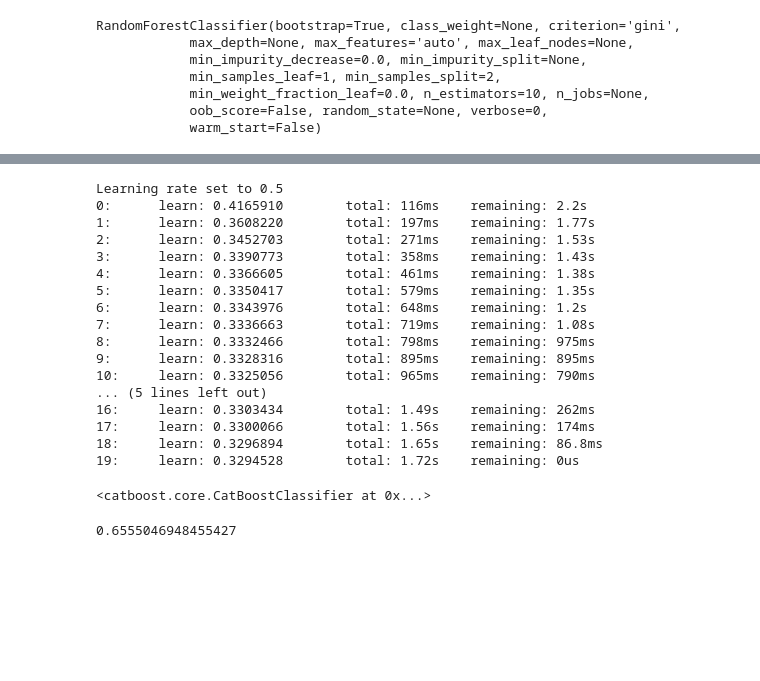
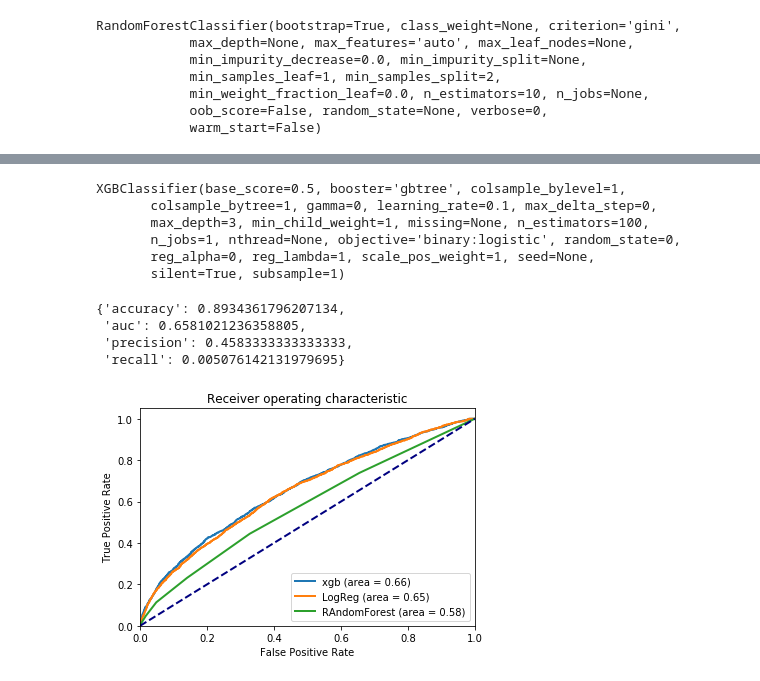
Before and after one commit to tu-artem/diabetes, a Jupyter notebook: notebooks/exploratory_data_analysis.ipynb, the cells around one changed output, grey strips where cells are left out. Cells and saved outputs as stored; diff of their text form; code cells hidden in the pictures; blank space fills up the shorter version.

```diff
--- a/notebooks/exploratory_data_analysis.ipynb
+++ b/notebooks/exploratory_data_analysis.ipynb
@@ -145,13 +257,23 @@ x_train, x_test, y_train, y_test = train_test_split(
 cat = [t != "int64" for t in x_train.dtypes]
 num = [t == "int64" for t in x_train.dtypes]
 
+cat_names = x_train.columns[cat]
+num_names = x_train.columns[num]
+
+
 transformer = ColumnTransformer(
-    [("cat",  OneHotEncoder(handle_unknown="ignore"), cat),
-     ("num", Normalizer(), num)]
+    [("num", Normalizer(), num),
+    ("cat",  OneHotEncoder(handle_unknown="ignore"), cat)],
 )
 
 x_train = transformer.fit_transform(x_train)
 x_test = transformer.transform(x_test)
+
+
+cat_names = transformer.transformers_[1][1].get_feature_names(cat_names)
+
+all_feature_names = list(num_names)
+all_feature_names.extend(cat_names)
 # %%
 clf = LogisticRegression(random_state=42, solver="liblinear")
 clf.fit(x_train, y_train)
@@ -171,5 +292,5 @@ roc_auc_score(y_test.to_list(), clf.predict_proba(x_test)[:, 1])
 # %%
-clf2 = RandomForestClassifier()
+clf2 = RandomForestClassifier(n_estimators=10)
 # %%
 clf2.fit(x_train, y_train)
 # %% [output]
@@ -194,26 +311,24 @@ y_test_int = [int(x) for x in y_test.to_list()]
-# %%
-model.fit(x_train.toarray(), y_train_int)
-# %% [output]
-Learning rate set to 0.5
-0:      learn: 0.4165910        total: 116ms    remaining: 2.2s
-1:      learn: 0.3608220        total: 197ms    remaining: 1.77s
-2:      learn: 0.3452703        total: 271ms    remaining: 1.53s
-3:      learn: 0.3390773        total: 358ms    remaining: 1.43s
-4:      learn: 0.3366605        total: 461ms    remaining: 1.38s
-5:      learn: 0.3350417        total: 579ms    remaining: 1.35s
-6:      learn: 0.3343976        total: 648ms    remaining: 1.2s
-7:      learn: 0.3336663        total: 719ms    remaining: 1.08s
-8:      learn: 0.3332466        total: 798ms    remaining: 975ms
-9:      learn: 0.3328316        total: 895ms    remaining: 895ms
-10:     learn: 0.3325056        total: 965ms    remaining: 790ms
-... (5 lines left out)
-16:     learn: 0.3303434        total: 1.49s    remaining: 262ms
-17:     learn: 0.3300066        total: 1.56s    remaining: 174ms
-18:     learn: 0.3296894        total: 1.65s    remaining: 86.8ms
-19:     learn: 0.3294528        total: 1.72s    remaining: 0us
-<catboost.core.CatBoostClassifier at 0x...>
-# %%
-accuracy_score(y_test_int, model.predict(x_test.toarray()))
-roc_auc_score(y_test.to_list(), model.predict_proba(x_test.toarray())[:, 1])
-# %% [output]
-0.6555046948455427
+# %%
+clf3 = XGBClassifier()
+# %%
+clf3.fit(x_train, y_train)
+# %% [output]
+XGBClassifier(base_score=0.5, booster='gbtree', colsample_bylevel=1,
+       colsample_bytree=1, gamma=0, learning_rate=0.1, max_delta_step=0,
+       max_depth=3, min_child_weight=1, missing=None, n_estimators=100,
+       n_jobs=1, nthread=None, objective='binary:logistic', random_state=0,
+       reg_alpha=0, reg_lambda=1, scale_pos_weight=1, seed=None,
+       silent=True, subsample=1)
+# %%
+evaluate_model(y_test, clf3.predict_proba(x_test)[:, 1])
+# %% [output]
+{'accuracy': 0.8934361796207134,
+ 'auc': 0.6581021236358805,
+ 'precision': 0.4583333333333333,
+ 'recall': 0.005076142131979695}
+# %%
+plot_curve(y_test, xgb = clf3.predict_proba(x_test)[:, 1],
+                   LogReg=clf.predict_proba(x_test)[:, 1],
+                   RAndomForest=clf2.predict_proba(x_test)[:, 1])
+# %% [output]
+[figure, added]
```
Also changed, not shown: parts of 45 cells of this notebook, 1 other file.
